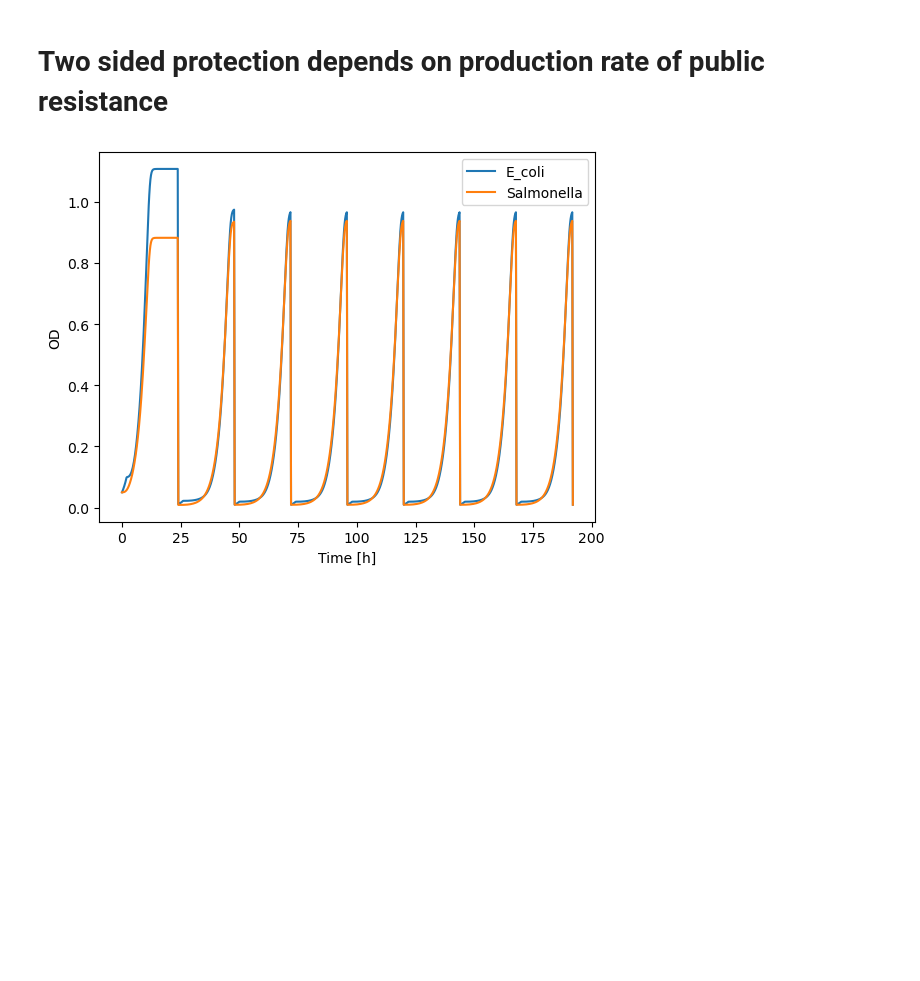
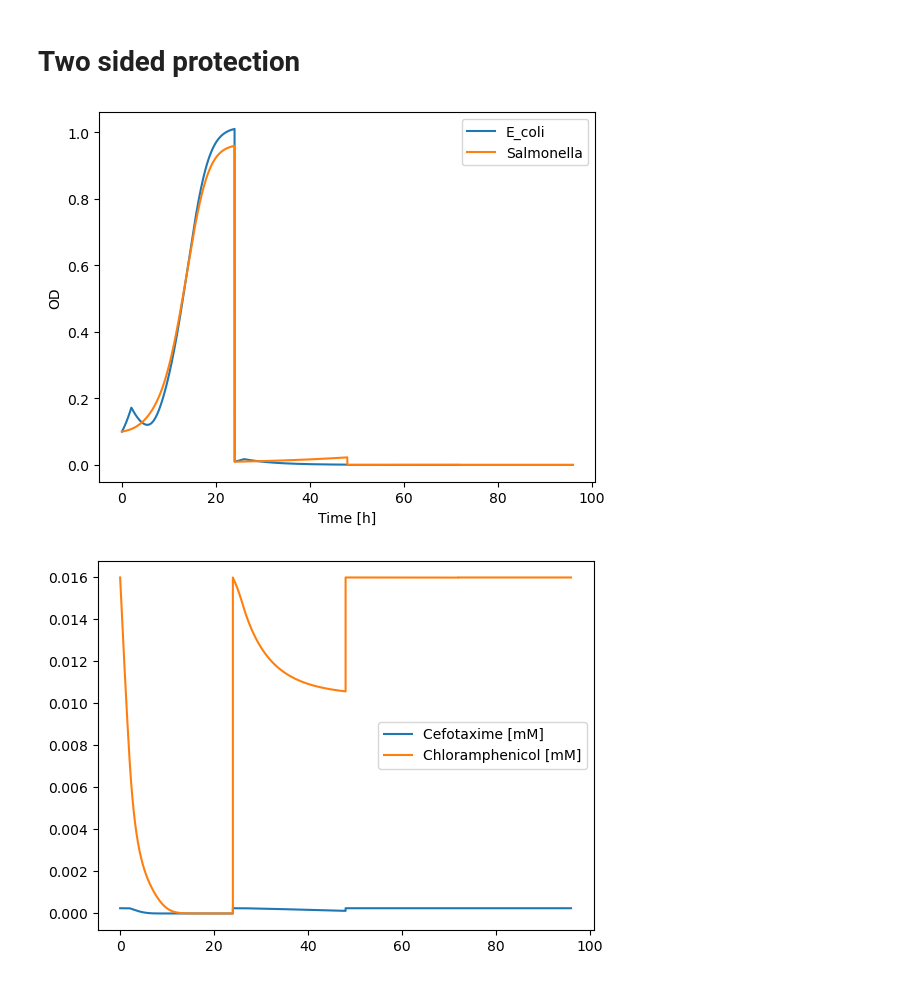
Before and after one commit to nahanoo/toxicity_kuleuven, a Jupyter notebook: overview.ipynb, the cells around one changed output. Cells and saved outputs as stored; diff of their text form; code cells hidden in the pictures; blank space fills up the shorter version.

```diff
--- a/overview.ipynb
+++ b/overview.ipynb
@@ -61,11 +137,21 @@ exp.plot_N()
 # %% [markdown]
-# Two sided protection depends on production rate of public resistance
+# Two sided protection
 # %%
 # Paramters used from before
 exp = Experiment()
-exp.s.a = 400
-exp.e.a = 400
+exp.total_transfers = 4
 exp.simulate_experiment("two_sided")
 exp.plot_N()
+exp.plot_cefo_chloram()
+exp = Experiment()
+
+exp.total_transfers = 40
+exp.e.a = 10000
+exp.s.a = 10000
+
+exp.simulate_experiment("two_sided")
+exp.plot_N()
+exp.plot_cefo_chloram()
 # %% [output]
-[figure, old version]
+[figure, new version]
+[figure, added]
```
Also changed, not shown: parts of 16 cells of this notebook.
